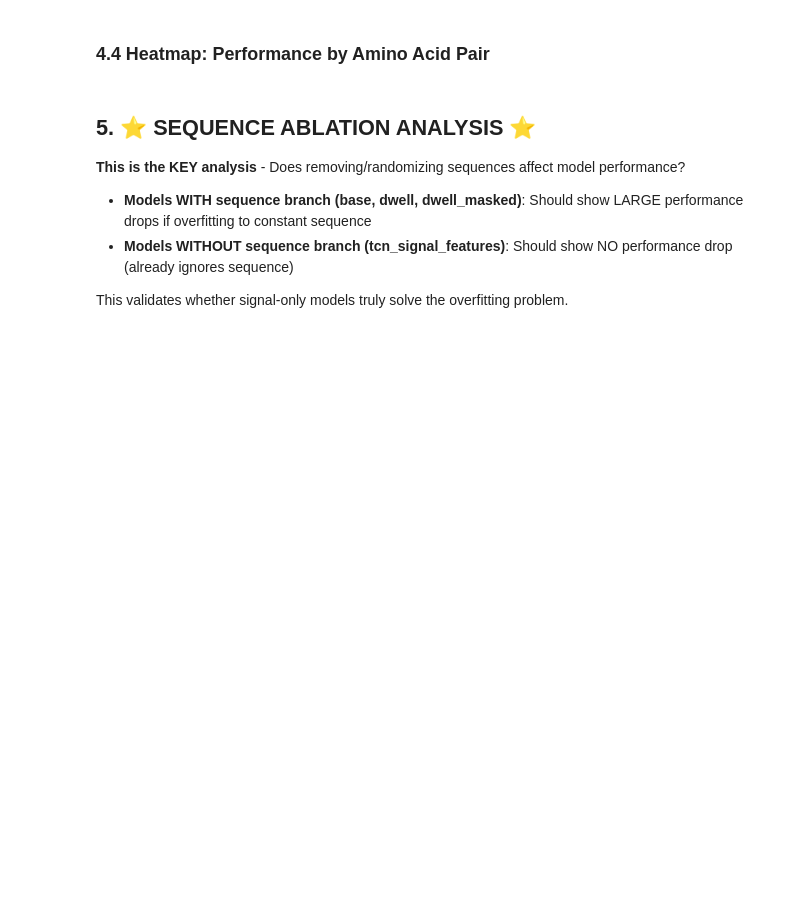
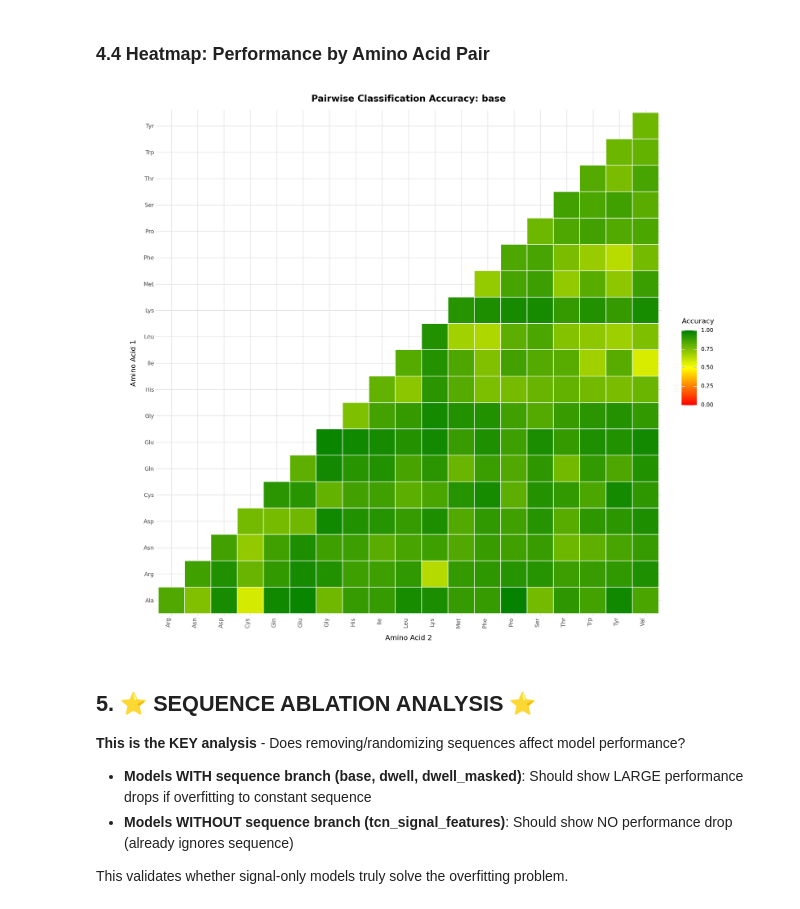
Before and after one commit to rnabioco/leech, a Jupyter notebook: notebooks/tRNA_optimization_results.ipynb, the cells around one changed output. Saved outputs shown, nothing was run; the diff lists cells and outputs as text; code cells hidden in the pictures; blank space fills up the shorter version.

```diff
--- a/notebooks/tRNA_optimization_results.ipynb
+++ b/notebooks/tRNA_optimization_results.ipynb
@@ -337,3 +368,36 @@ print(f"Saved: notebooks/trna_opt_accuracy_heatmap.png (variant: {best_variant})
+# %%
+# Extract amino acids and create a dataframe for heatmap
+best_variant = df_results.groupby('variant')['accuracy'].mean().idxmax()
+
+# Prepare data for heatmap
+heatmap_data = df_results[df_results['variant'] == best_variant].copy()
+heatmap_data[['aa1', 'aa2']] = heatmap_data['pair'].str.split('_', expand=True)
+
+# Create heatmap using geom_tile
+(
+    ggplot(heatmap_data, aes(x='aa2', y='aa1', fill='accuracy'))
+    + geom_tile(color='white', size=0.5)
+    + scale_fill_gradient2(
+        low='red', mid='yellow', high='green',
+        midpoint=0.5, limits=[0, 1],
+        name='Accuracy'
+    )
+    + labs(
+        x='Amino Acid 2',
+        y='Amino Acid 1',
+        title=f'Pairwise Classification Accuracy: {best_variant}'
+    )
+    + theme_minimal()
+    + theme(
+        figure_size=(14, 12),
+        axis_text_x=element_text(angle=90, hjust=1),
+        aspect_ratio=1,
+        plot_title=element_text(size=14, weight='bold')
+    )
+    + coord_equal()
+).show()
+# %% [output]
+[figure, added]
 # %% [markdown]
 ## 5. ⭐ SEQUENCE ABLATION ANALYSIS ⭐
 
```
Also changed, not shown: parts of 26 cells of this notebook.
